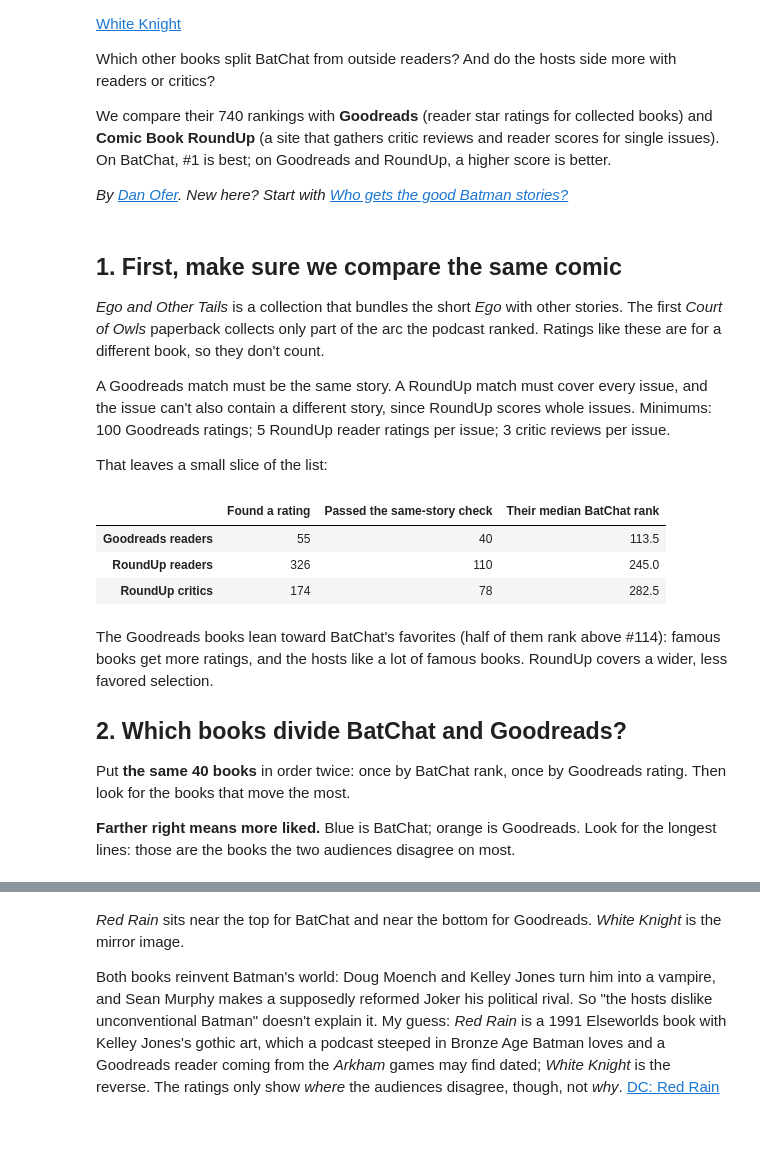
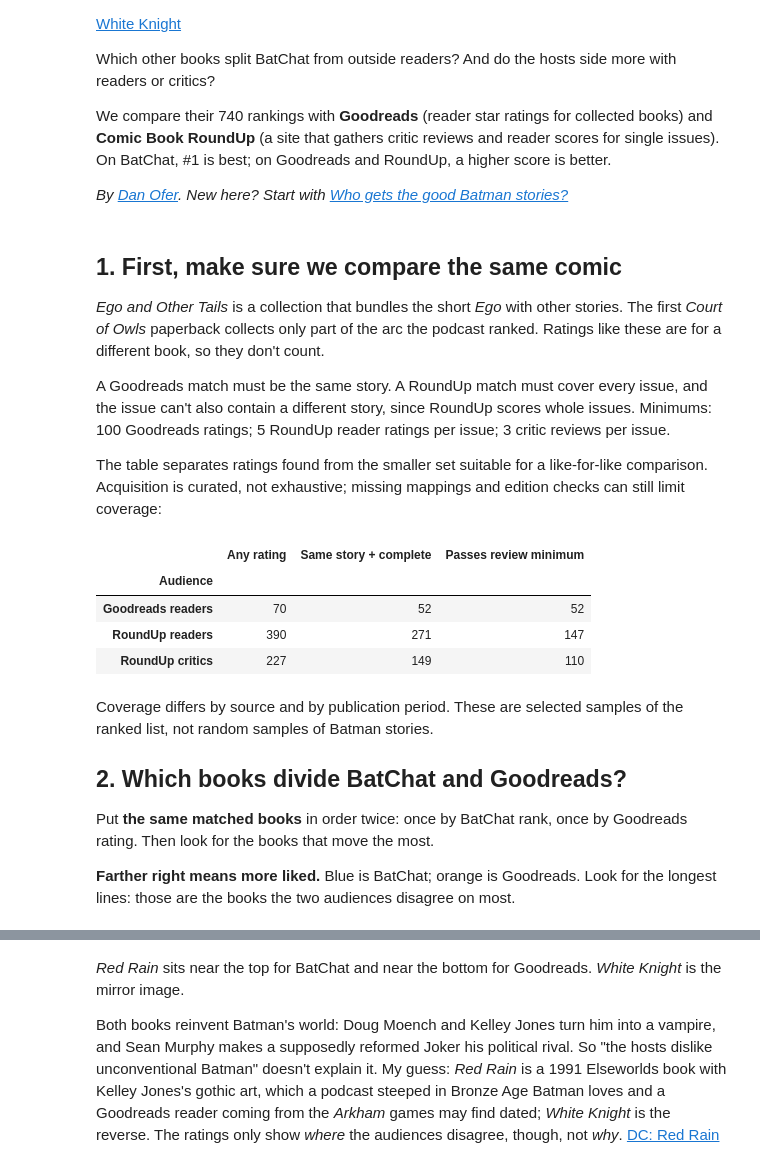
Before and after one commit to ddofer/BatRank, a Jupyter notebook: notebooks/3.0-batchat-versus-the-crowd.ipynb, the cells around one changed output, grey strips where cells are left out. Drawn from its saved outputs; the diff is of its cells as text; code cells hidden in the pictures; blank space fills up the shorter version.

```diff
--- a/notebooks/3.0-batchat-versus-the-crowd.ipynb
+++ b/notebooks/3.0-batchat-versus-the-crowd.ipynb
@@ -64,43 +64,53 @@ def spearman_interval(x, y):
 
 A Goodreads match must be the same story. A RoundUp match must cover every issue, and the issue can't also contain a different story, since RoundUp scores whole issues. Minimums: 100 Goodreads ratings; 5 RoundUp reader ratings per issue; 3 critic reviews per issue.
 
-That leaves a small slice of the list:
+The table separates ratings found from the smaller set suitable for a like-for-like comparison. Acquisition is curated, not exhaustive; missing mappings and edition checks can still limit coverage:
 # %%
 goodreads_ok = stories.goodreads_match_scope.eq("same_story") & stories.goodreads_rating_count.ge(
     100
 )
 roundup_ok = stories.roundup_narrative_scope.eq("all_indexed_narratives")
 audiences = {
     "Goodreads readers": ("goodreads_rating", goodreads_ok),
     "RoundUp readers": (
         "roundup_user_rating",
         roundup_ok & stories.roundup_user_complete & stories.roundup_user_min_count.ge(5),
     ),
     "RoundUp critics": (
         "roundup_critic_rating",
         roundup_ok & stories.roundup_critic_complete & stories.roundup_critic_min_count.ge(3),
     ),
 }
+# Acquisition coverage and the final comparison sample are different counts.
+coverage = []
+for label, (score, ok) in audiences.items():
+    if label.startswith("Goodreads"):
+        comparable = stories.goodreads_match_scope.eq("same_story")
+    else:
+        audience = "critic" if "critic" in label.lower() else "user"
+        comparable = roundup_ok & stories[f"roundup_{audience}_complete"]
+    coverage.append(
+        {
+            "Audience": label,
+            "Any rating": int(stories[score].notna().sum()),
+            "Same story + complete": int((comparable & stories[score].notna()).sum()),
+            "Passes review minimum": int(ok.sum()),
+        }
+    )
 cohorts = {label: stories[ok] for label, (_, ok) in audiences.items()}
-pd.DataFrame(
-    {
-        "Found a rating": [stories[score].notna().sum() for score, _ in audiences.values()],
-        "Passed the same-story check": [len(c) for c in cohorts.values()],
-        "Their median BatChat rank": [c["rank"].median() for c in cohorts.values()],
-    },
-    index=audiences.keys(),
-)
+pd.DataFrame(coverage).set_index("Audience")
 # %% [output]
-|  | Found a rating | Passed the same-story check | Their median BatChat rank |
-| Goodreads readers | 55 | 40 | 113.5 |
-| RoundUp readers | 326 | 110 | 245.0 |
-| RoundUp critics | 174 | 78 | 282.5 |
+|  | Any rating | Same story + complete | Passes review minimum |
+| Audience |  |  |  |
+| Goodreads readers | 70 | 52 | 52 |
+| RoundUp readers | 390 | 271 | 147 |
+| RoundUp critics | 227 | 149 | 110 |
 # %% [markdown]
-The Goodreads books lean toward BatChat's favorites (half of them rank above #114): famous books get more ratings, and the hosts like a lot of famous books. RoundUp covers a wider, less favored selection.
+Coverage differs by source and by publication period. These are selected samples of the ranked list, not random samples of Batman stories.
 
 ## 2. Which books divide BatChat and Goodreads?
 
-Put **the same 40 books** in order twice: once by BatChat rank, once by Goodreads rating. Then look for the books that move the most.
+Put **the same matched books** in order twice: once by BatChat rank, once by Goodreads rating. Then look for the books that move the most.
 
 **Farther right means more liked.** Blue is BatChat; orange is Goodreads. Look for the longest lines: those are the books the two audiences disagree on most.
 # %%
```
Also changed, not shown: parts of 6 cells of this notebook, 14 other files.
